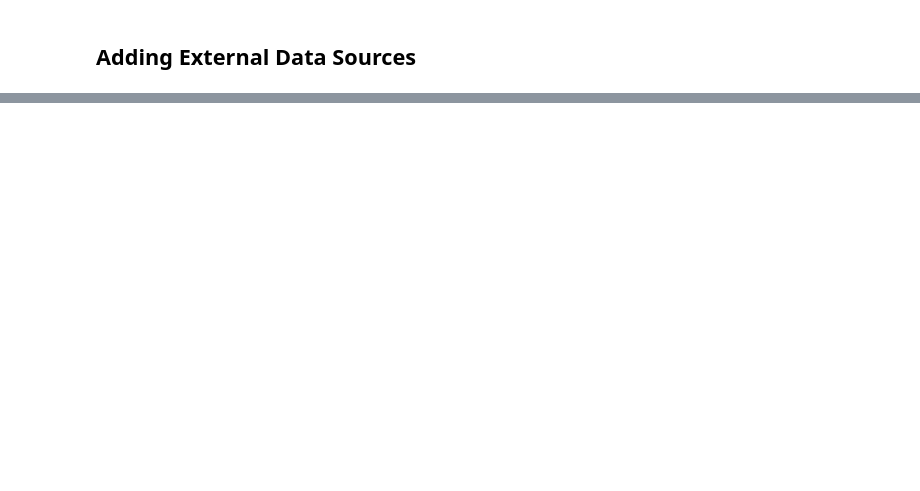
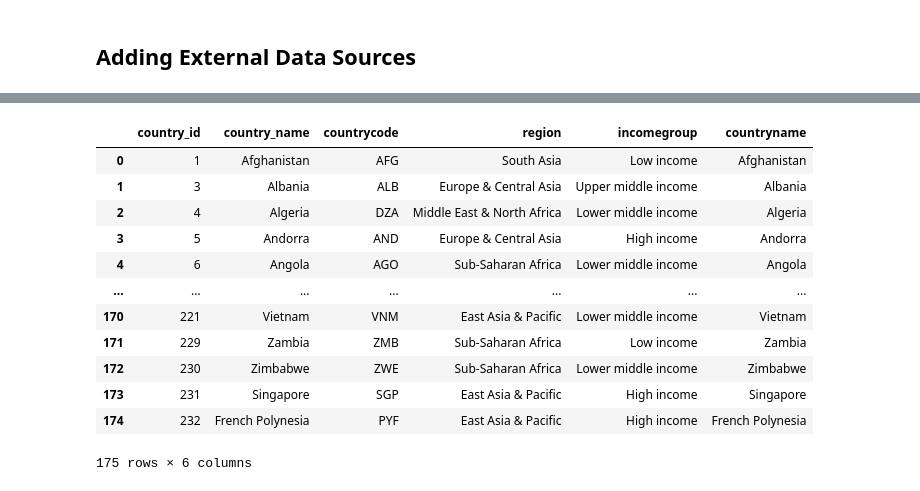
Before and after one commit to hdavis-sandiego/ADS507-Final, a Jupyter notebook: MSADS 507 M4.ipynb, the cells around one changed output, grey strips where cells are left out. Saved outputs shown, nothing was run; the diff lists cells and outputs as text; code cells hidden in the pictures; blank space fills up the shorter version.

Commit message:
finished adding external data

```diff
--- a/MSADS 507 M4.ipynb
+++ b/MSADS 507 M4.ipynb
@@ -402,6 +403,5 @@ r
 # %% [markdown]
 ## Adding External Data Sources
 # %%
-d1 = pd.read_csv('data.csv')
-d2 = pd.read_csv('data.csv')
-d3 = pd.read_csv('data.csv')
+popdata = pd.read_csv('API_SP.POP.TOTL_DS2_en_csv_v2_4770387_2.csv')
+incomedata = pd.read_csv('Metadata_Country_API_SP.POP.TOTL_DS2_en_csv_v2_4770387_2.csv')
@@ -407,0 +449,6 @@ d3 = pd.read_csv('data.csv')
+# %%
+cursor = conn.cursor()
+for i,row in popdata.iterrows():
+            sql = "INSERT INTO population VALUES (%s,%s,%s,%s)"
+            cursor.execute(sql, tuple(row))
+            conn.commit()
@@ -407,0 +493,2 @@ d3 = pd.read_csv('data.csv')
+# %%
+incomedata = incomedata.dropna()
@@ -407,0 +516,6 @@ d3 = pd.read_csv('data.csv')
+# %%
+cursor = conn.cursor()
+for i,row in incomedata.iterrows():
+            sql = "INSERT INTO income VALUES (%s,%s,%s,%s)"
+            cursor.execute(sql, tuple(row))
+            conn.commit()
@@ -407,0 +558,21 @@ d3 = pd.read_csv('data.csv')
+# %%
+pd.read_sql_query("""
+select * from country c
+join income i on i.countryname = c.country_name
+""" , con = conn)
+
+## There are only matches on 175 rows
+# %% [output]
+|  | country_id | country_name | countrycode | region | incomegroup | countryname |
+| 0 | 1 | Afghanistan | AFG | South Asia | Low income | Afghanistan |
+| 1 | 3 | Albania | ALB | Europe & Central Asia | Upper middle income | Albania |
+| 2 | 4 | Algeria | DZA | Middle East & North Africa | Lower middle income | Algeria |
+| 3 | 5 | Andorra | AND | Europe & Central Asia | High income | Andorra |
+| 4 | 6 | Angola | AGO | Sub-Saharan Africa | Lower middle income | Angola |
+| ... | ... | ... | ... | ... | ... | ... |
+| 170 | 221 | Vietnam | VNM | East Asia & Pacific | Lower middle income | Vietnam |
+| 171 | 229 | Zambia | ZMB | Sub-Saharan Africa | Low income | Zambia |
+| 172 | 230 | Zimbabwe | ZWE | Sub-Saharan Africa | Lower middle income | Zimbabwe |
+| 173 | 231 | Singapore | SGP | East Asia & Pacific | High income | Singapore |
+| 174 | 232 | French Polynesia | PYF | East Asia & Pacific | High income | French Polynesia |
+175 rows × 6 columns
```
Also changed, not shown: parts of 12 cells of this notebook, 6 other files.
